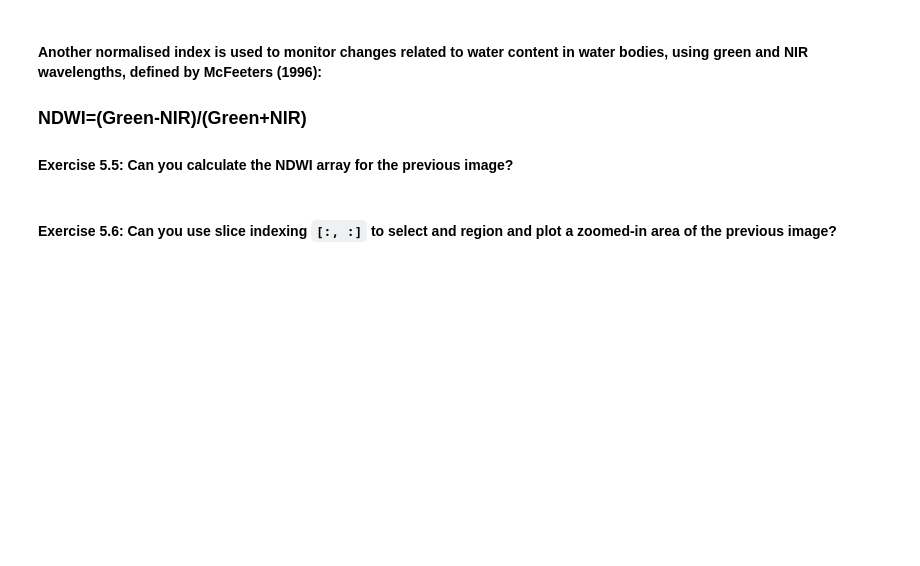
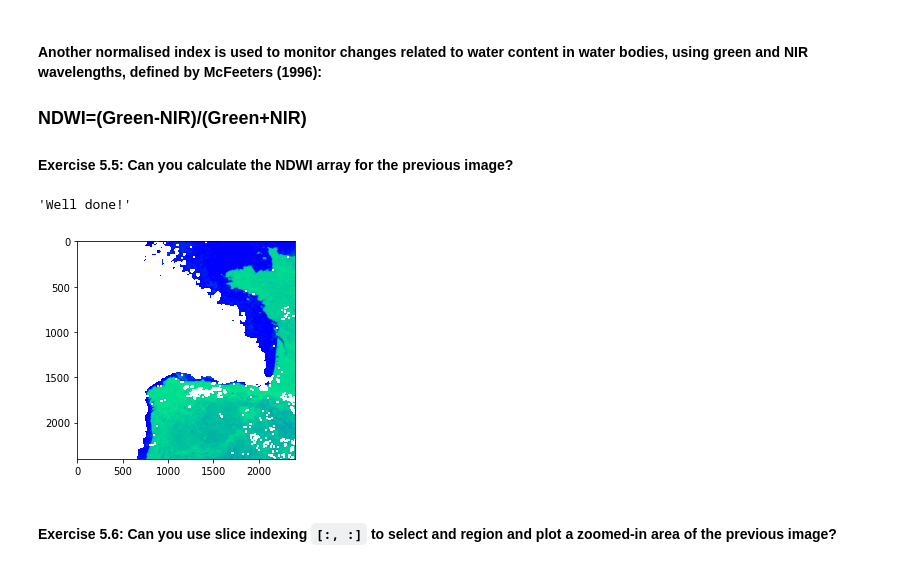
Before and after one commit to ANU-WALD/dea_course, a Jupyter notebook: dea_materials/day1/5-basic-satellite-image-analysis.ipynb, the cells around one changed output. Drawn from its saved outputs; the diff is of its cells as text; code cells hidden in the pictures; blank space fills up the shorter version.

```diff
--- a/dea_materials/day1/5-basic-satellite-image-analysis.ipynb
+++ b/dea_materials/day1/5-basic-satellite-image-analysis.ipynb
@@ -144,12 +223,15 @@ plt.imshow(ndvi_modis, vmin=.2, vmax=.8, cmap='summer_r')
 # %%
 # Modis spectral bands:
 # [red, near infra-red (nir), blue, green, short-wave infra-red (swir) 1, swir2, swir3]
 
-answ = ?
+answ = answ = (refl_modis[:,:,3]-refl_modis[:,:,1]) / (refl_modis[:,:,3]+refl_modis[:,:,1])
 
 plt.imshow(answ, cmap='winter_r')
 
 check_answer("5.5", answ[-1,-1])
+# %% [output]
+'Well done!'
+[figure, added]
 # %% [markdown]
 #### Exercise 5.6: Can you use slice indexing `[:, :]` to select and region and plot a zoomed-in area of the previous image?
 # %%
```
Also changed, not shown: parts of 22 cells of this notebook, 19 other files.
